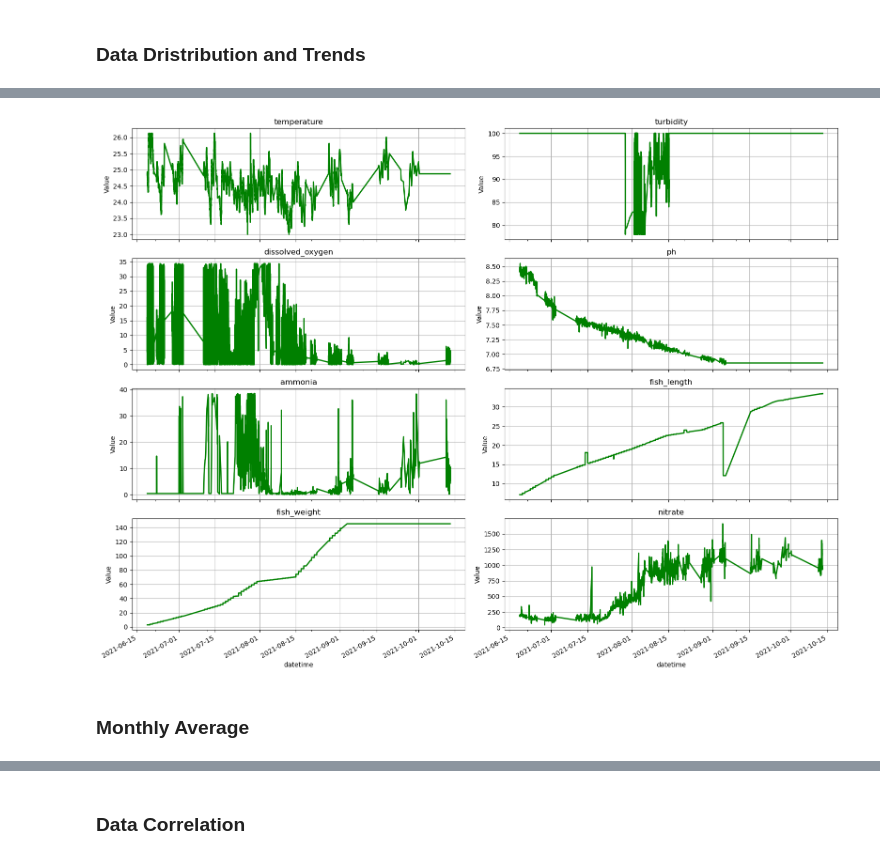
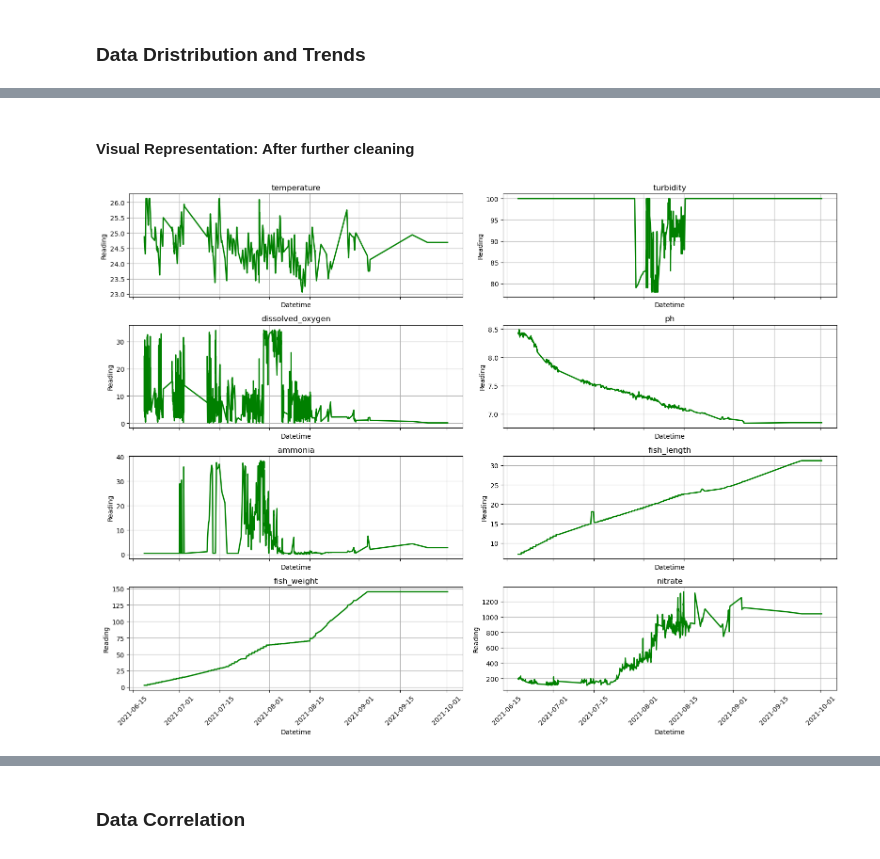
Before and after one commit to apadin-usd/AAI-530-04-Final-Project-Group-4, a Jupyter notebook: notebook/IoT-Based Aquaponics Fish Pond System.ipynb, the cells around one changed output, grey strips where cells are left out. Drawn from its saved outputs; the diff is of its cells as text; code cells hidden in the pictures.

```diff
--- a/notebook/IoT-Based Aquaponics Fish Pond System.ipynb
+++ b/notebook/IoT-Based Aquaponics Fish Pond System.ipynb
@@ -186,4 +204,7 @@ vars = ['temperature', 'turbidity', 'dissolved_oxygen', 'ph', 'ammonia', 'fish_l
 # %%
+# without population since its a contant value
+vars = ['temperature', 'turbidity', 'dissolved_oxygen', 'ph', 'ammonia', 'fish_length', 'fish_weight','nitrate']
+
 # set grid and size
 fig, axes = plt.subplots(nrows=2, ncols=4, figsize=(16, 8))
 fig.suptitle("Histograms of Variables", fontsize=16)
@@ -195,7 +216,7 @@ axes = axes.flatten()
 for i, col in enumerate(vars):
     axes[i].hist(pond1[col], bins=20, color='red')
     axes[i].set_title(col)
-    axes[i].set_xlabel("Value")
+    axes[i].set_xlabel("Distribution")
     axes[i].set_ylabel("Frequency")
 
 # adjusts spacing
@@ -293,0 +295,8 @@ memory usage: 7.0 MB
+# %%
+# creates a df with uniform intervals of 1 minute frequency
+time_range = pd.DataFrame({'datetime': pd.date_range(start=pond1_cleaned['datetime'].min(),
+                                                          end=pond1_cleaned['datetime'].max(),
+                                                          freq='1T')})  # 1 minute intervals
+
+pond1_fixed = pd.merge(time_range, pond1_cleaned, on='datetime', how='left') # merge with the original pond1 dataset
+pond1_fixed.interpolate(method='linear', inplace=True)  # fill NaN values with interpolation
@@ -301,9 +312,9 @@ axes = axes.flatten()
 
 # create each histogram
 for i, col in enumerate(vars):
-    axes[i].hist(pond1_cleaned[col], bins=20,  color='green')
+    axes[i].hist(pond1_fixed[col], bins=20,  color='green')
     axes[i].set_title(col)
-    axes[i].set_xlabel("Value")
+    axes[i].set_xlabel("Distribution")
     axes[i].set_ylabel("Frequency")
 
 # adjusts spacing
@@ -314,24 +325,23 @@ plt.show()
+# %% [markdown]
+#### Visual Representation: After further cleaning
 # %%
-# set grid and size
+# set grid size and share x-axis
 fig, axes = plt.subplots(nrows=4, ncols=2, figsize=(16, 12), sharex=True)
 
 # flatten axes for easy iteration
 axes = axes.flatten()
 
-# create subplots for each variables
+# create subplots for each variable using 'datetime' as the x-axis
 for i, col in enumerate(vars):
-    pond1_cleaned[col].plot(ax=axes[i], title=col, linewidth=2, color='green')
-    axes[i].set_ylabel("Value")
-    axes[i].grid(True)  # add grid for better readability
+    axes[i].plot(pond1_fixed['datetime'], pond1_fixed[col], linewidth=2, color='green')
+    axes[i].set_title(col)
+    axes[i].set_xlabel("Datetime")  # x-axis label
+    axes[i].set_ylabel("Reading")  # y-axis label
+    axes[i].grid(True)  # add grid
+    axes[i].tick_params(axis='x', rotation=45) # tilt for better readability
 
-# remove any unused subplots
-for j in range(i + 1, len(axes)):
-    fig.delaxes(axes[j])
-
-# adjusts spacing
+# ddjust layout
 plt.tight_layout()
 plt.show()
 # %% [output]
-[figure, old version]
+[figure, new version]
-# %% [markdown]
-### Monthly Average
```
Also changed, not shown: parts of 71 cells of this notebook.
